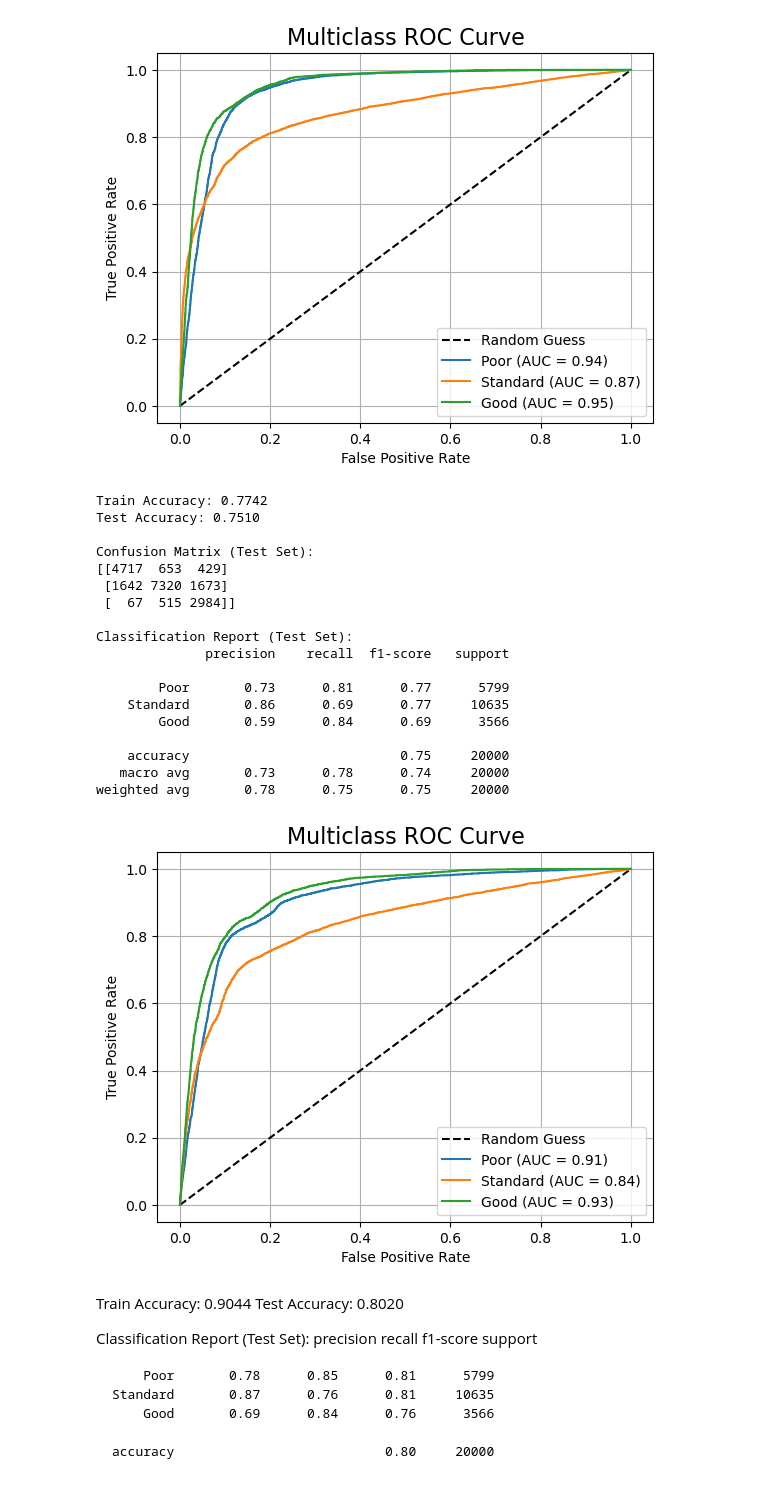
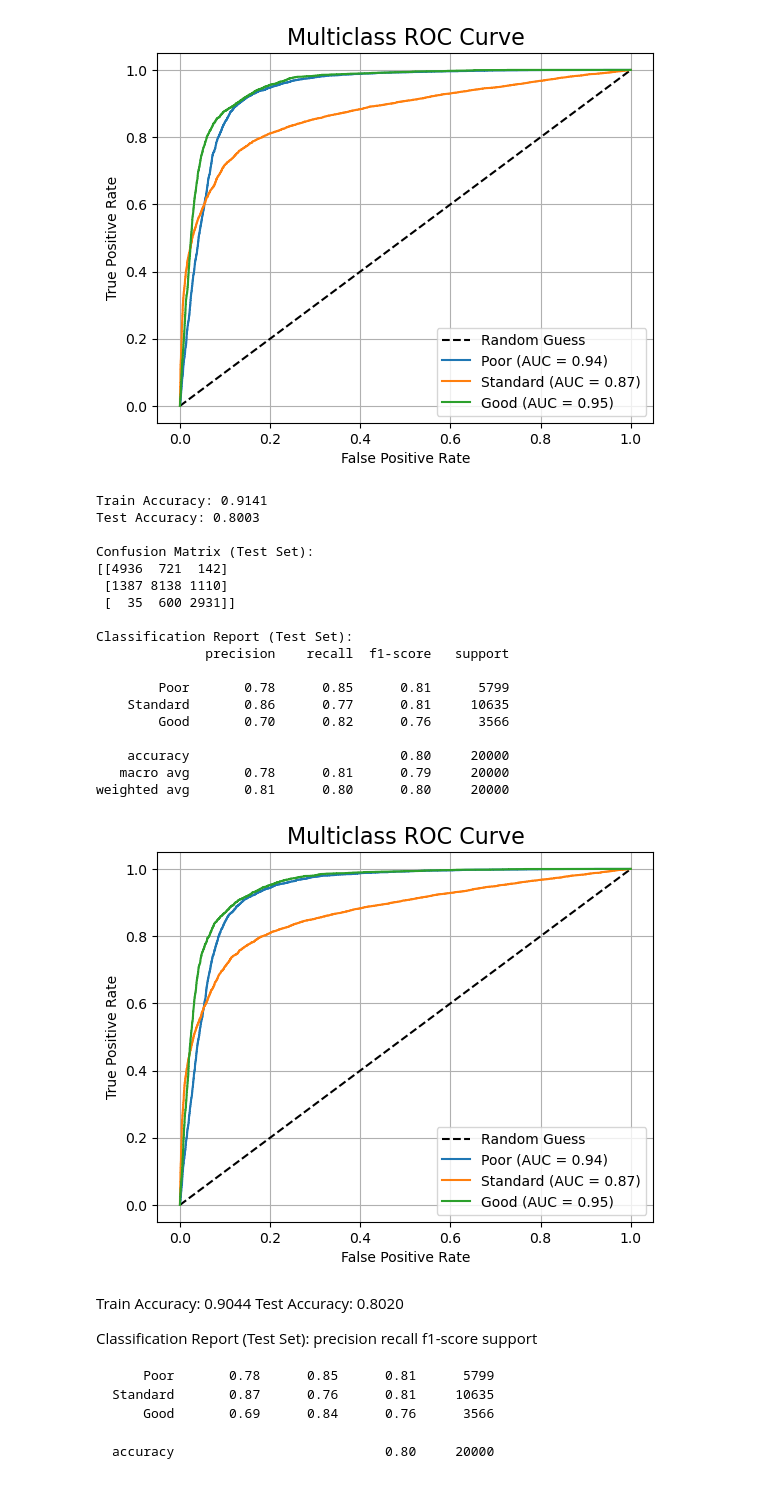
Before and after one commit to danisharain12/Credit-Score-Classification, a Jupyter notebook: Credit Score Classification.ipynb, the cells around one changed output. Drawn from its saved outputs; the diff is of its cells as text; code cells hidden in the pictures.

```diff
--- a/Credit Score Classification.ipynb
+++ b/Credit Score Classification.ipynb
@@ -1361,7 +1361,6 @@ pipe = Pipeline([
         max_depth=40,
         min_samples_leaf=2,
         min_samples_split=9,
-        max_leaf_nodes=1000,
         max_features='sqrt',
         bootstrap=True,
         class_weight='balanced',
@@ -1392,45 +1391,45 @@ print(classification_report(y_test, test_pred, target_names=['Poor', 'Standard',
 classes = [0, 1, 2]
 y_test_bin = label_binarize(y_test, classes=classes)
 
 fpr = {}
 tpr = {}
 roc_auc = {}
 for i, class_name in enumerate(['Poor', 'Standard', 'Good']):
     fpr[i], tpr[i], _ = roc_curve(y_test_bin[:, i], test_pred_proba[:, i])
     roc_auc[i] = auc(fpr[i], tpr[i])
 
 # Plot all together
 plt.plot([0, 1], [0, 1], 'k--', label='Random Guess')
 for i, class_name in enumerate(['Poor', 'Standard', 'Good']):
     if not np.isnan(roc_auc[i]):
         plt.plot(fpr[i], tpr[i], label=f'{class_name} (AUC = {roc_auc[i]:.2f})')
 
 plt.title('Multiclass ROC Curve', fontsize=16)
 plt.xlabel('False Positive Rate')
 plt.ylabel('True Positive Rate')
 plt.legend(loc='lower right')
 plt.grid()
 plt.show()
 # %% [output]
-Train Accuracy: 0.7742
-Test Accuracy: 0.7510
+Train Accuracy: 0.9141
+Test Accuracy: 0.8003
 
 Confusion Matrix (Test Set):
-[[4717  653  429]
- [1642 7320 1673]
- [  67  515 2984]]
+[[4936  721  142]
+ [1387 8138 1110]
+ [  35  600 2931]]
 
 Classification Report (Test Set):
               precision    recall  f1-score   support
 
-        Poor       0.73      0.81      0.77      5799
-    Standard       0.86      0.69      0.77     10635
-        Good       0.59      0.84      0.69      3566
+        Poor       0.78      0.85      0.81      5799
+    Standard       0.86      0.77      0.81     10635
+        Good       0.70      0.82      0.76      3566
 
-    accuracy                           0.75     20000
-   macro avg       0.73      0.78      0.74     20000
-weighted avg       0.78      0.75      0.75     20000
+    accuracy                           0.80     20000
+   macro avg       0.78      0.81      0.79     20000
+weighted avg       0.81      0.80      0.80     20000
-[figure, old version]
+[figure, new version]
 # %% [markdown]
 Train Accuracy: 0.9044
 Test Accuracy: 0.8020
```
